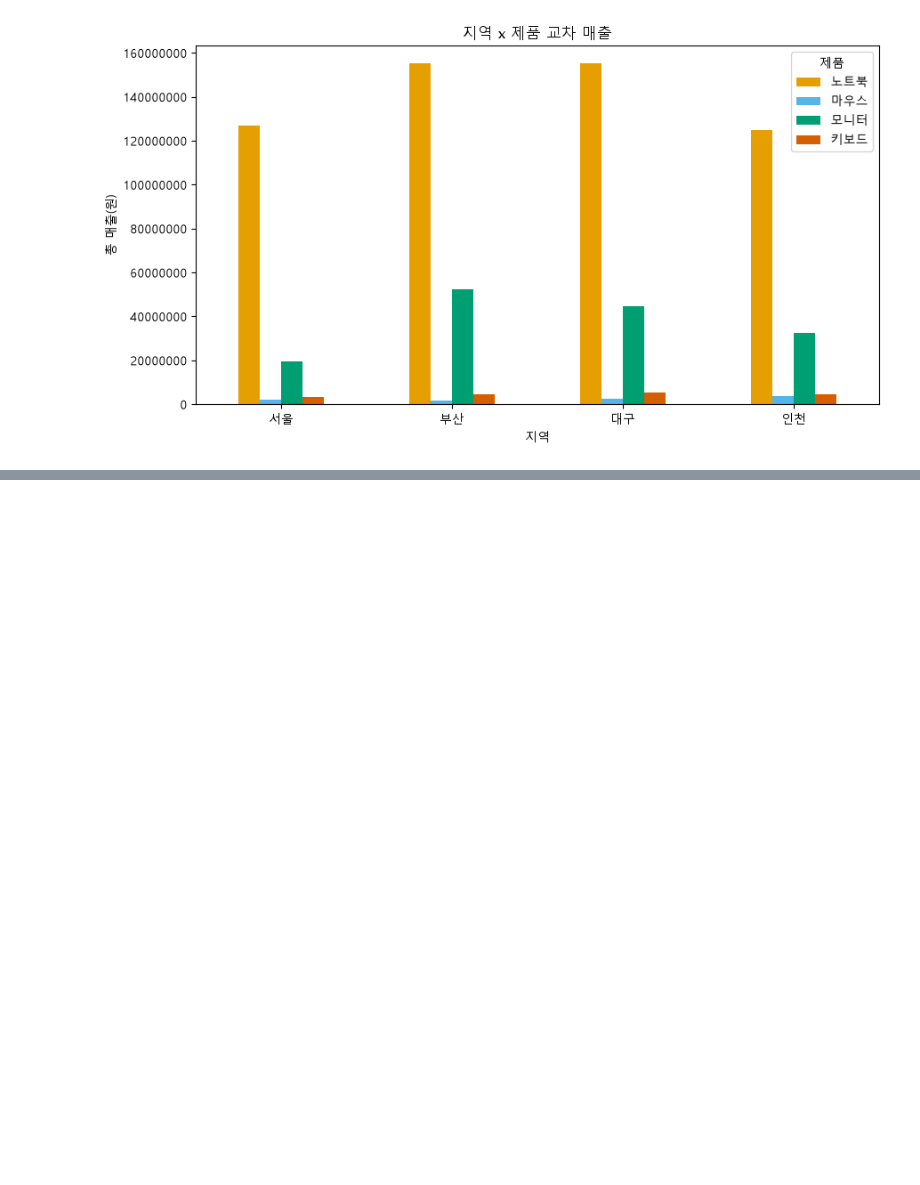
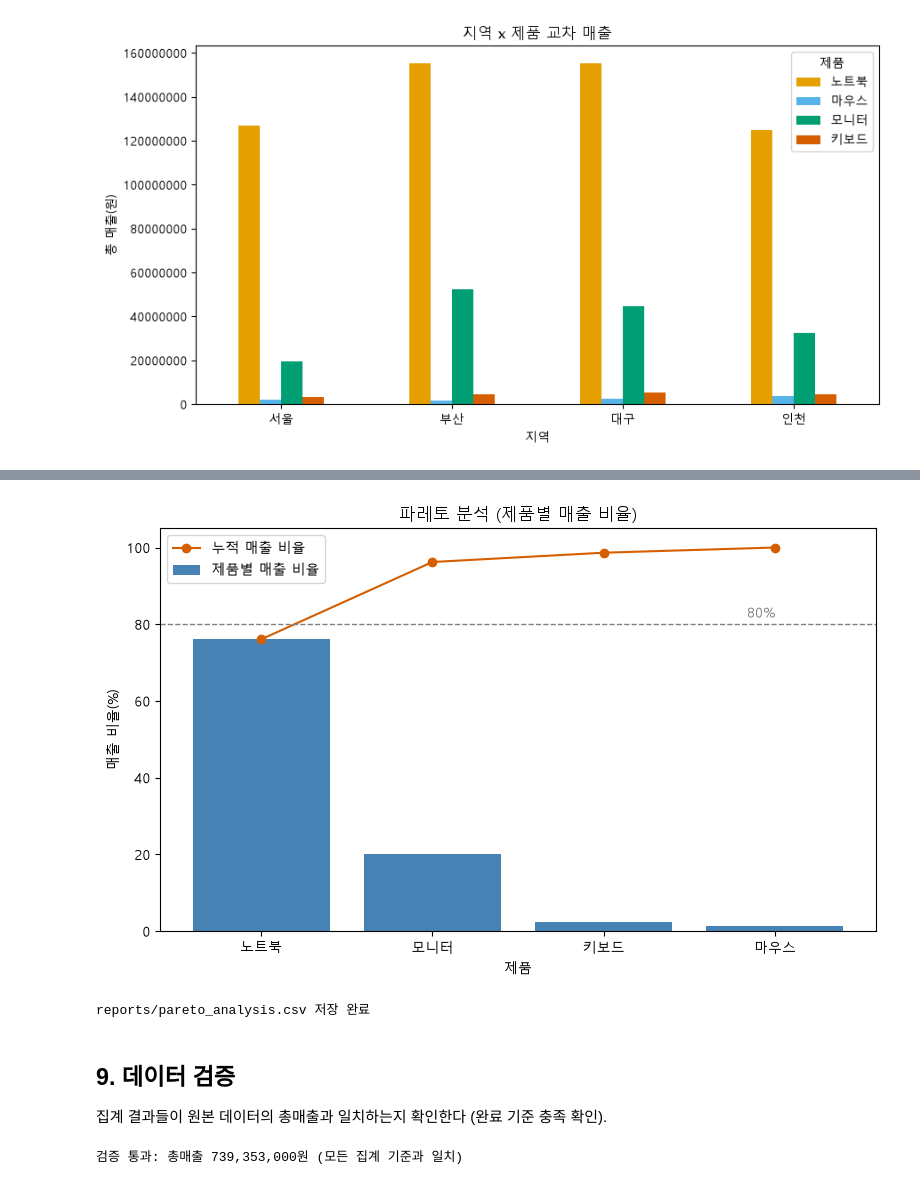
Before and after one commit to Changok66/claude-study, a Jupyter notebook: report.ipynb, the cells around one changed output, grey strips where cells are left out. Drawn from its saved outputs; the diff is of its cells as text; code cells hidden in the pictures; blank space fills up the shorter version.

```diff
--- a/report.ipynb
+++ b/report.ipynb
@@ -219,0 +313,13 @@ plt.show()
+# %%
+# calc_pareto_analysis는 이미 매출 내림차순으로 정렬된 product_totals를 입력으로 받는다.
+pareto = calc_pareto_analysis(product_totals)
+
+상위_개수 = pareto["상위_20퍼센트_제품_개수"]
+상위_비율 = pareto["상위_20퍼센트_비율"]
+파레토표 = pareto["누적표"]
+
+print(
+    f"전체 {len(product_totals)}개 제품 중 상위 {상위_개수}개 제품이 "
+    f"전체 매출의 {상위_비율:.1f}%를 차지한다."
+)
+파레토표
@@ -220,3 +334,54 @@ plt.show()
+# %%
+# 매출(원) 대신 비율(%)로 통일해서, 막대(제품별 매출 비율)와 꺾은선(누적 비율)을
+# 같은 0~100% 축 하나에 그린다. (단위가 다른 두 값을 이중 축에 그리면 오독하기 쉬워서 쓰지 않는다)
+fig, ax = plt.subplots(figsize=(8, 5))
+ax.bar(파레토표.index, 파레토표["비율(%)"], color="steelblue", label="제품별 매출 비율")
+ax.plot(
+    파레토표.index,
+    파레토표["누적비율(%)"],
+    color="#D55E00",
+    marker="o",
+    label="누적 매출 비율",
+)
+
+# 파레토 법칙(80/20 법칙)의 기준인 80% 지점에 점선을 그어 눈으로 비교하기 쉽게 한다.
+ax.axhline(80, color="gray", linestyle="--", linewidth=1)
+ax.text(len(파레토표) - 1, 81, "80%", color="gray", ha="right", va="bottom")
+
+ax.set_title("파레토 분석 (제품별 매출 비율)")
+ax.set_xlabel("제품")
+ax.set_ylabel("매출 비율(%)")
+ax.set_ylim(0, 105)
+ax.legend()
+
+fig.tight_layout()
+fig.savefig(os.path.join(IMAGE_DIR, "pareto_chart.png"))
+plt.show()
+# %% [output]
+[figure, added]
+# %%
+파레토표.to_csv(
+    os.path.join(REPORT_DIR, "pareto_analysis.csv"), encoding="utf-8-sig"
+)
+print("reports/pareto_analysis.csv 저장 완료")
+# %% [output]
+reports/pareto_analysis.csv 저장 완료
+# %% [markdown]
+## 9. 데이터 검증
+
+집계 결과들이 원본 데이터의 총매출과 일치하는지 확인한다 (완료 기준 충족 확인).
+# %%
+# 원본 데이터에서 직접 계산한 총매출 (수량 x 단가의 합)
+원본_총매출 = (df["수량"] * df["단가"]).sum()
+
+# 여러 기준(지역별/제품별/분기별)으로 나눠서 합산해도 총합은 항상 같아야 한다.
+assert calc_region_totals(df).sum() == 원본_총매출, "지역별 합계가 원본과 다르다"
+assert calc_product_totals(df).sum() == 원본_총매출, "제품별 합계가 원본과 다르다"
+assert calc_quarterly_totals(df_quarter).sum() == 원본_총매출, "분기별 합계가 원본과 다르다"
+
+print(f"검증 통과: 총매출 {원본_총매출:,}원 (모든 집계 기준과 일치)")
+# %% [output]
+검증 통과: 총매출 739,353,000원 (모든 집계 기준과 일치)
 # %% [markdown]
 ## 저장된 파일
 
```
Also changed, not shown: parts of 12 cells of this notebook, 9 other files.
